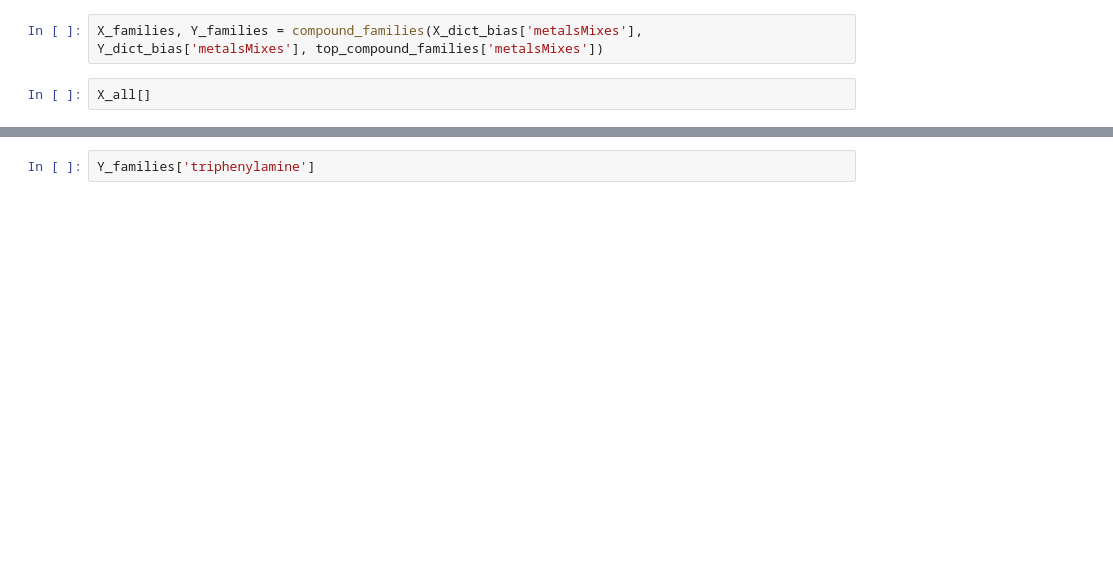
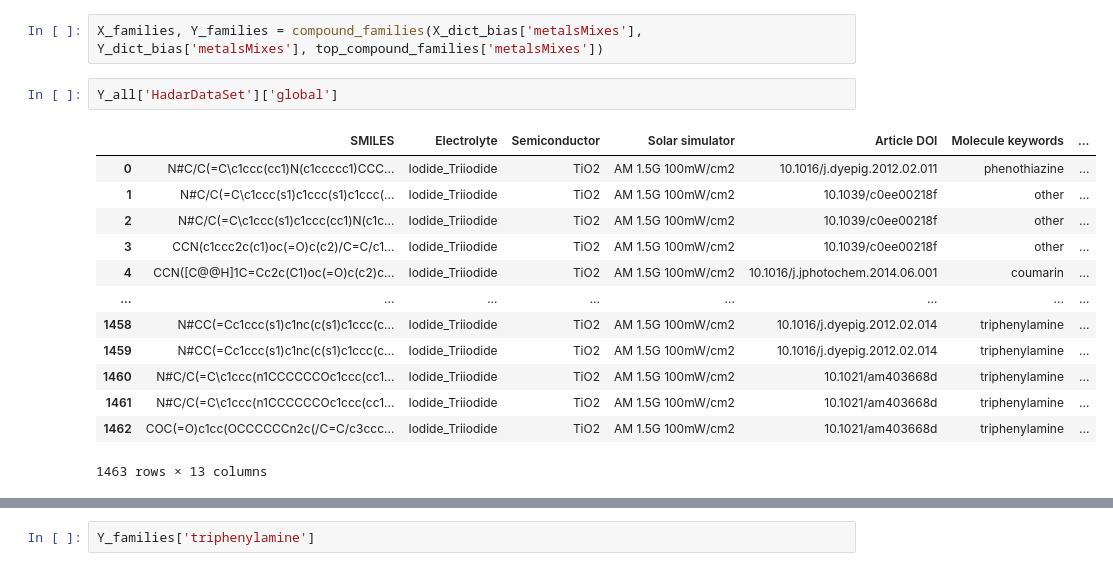
Before and after one commit to PaulC61/Cheminformatics, a Jupyter notebook: InternshipM2_BIU/WorkingEnvironment/Phase2/dsscModel.ipynb, the cells around one changed output, grey strips where cells are left out. Drawn from its saved outputs; the diff is of its cells as text; blank space fills up the shorter version.

```diff
--- a/InternshipM2_BIU/WorkingEnvironment/Phase2/dsscModel.ipynb
+++ b/InternshipM2_BIU/WorkingEnvironment/Phase2/dsscModel.ipynb
@@ -303,6 +303,20 @@ def dssc_multimodel(x_data):
 # %%
 X_families, Y_families = compound_families(X_dict_bias['metalsMixes'], Y_dict_bias['metalsMixes'], top_compound_families['metalsMixes'])
 # %%
-X_all[]
+Y_all['HadarDataSet']['global']
+# %% [output]
+|  | SMILES | Electrolyte | Semiconductor | Solar simulator | Article DOI | Molecule keywords | ... |
+| 0 | N#C/C(=C\c1ccc(cc1)N(c1ccccc1)CCC... | Iodide_Triiodide | TiO2 | AM 1.5G 100mW/cm2 | 10.1016/j.dyepig.2012.02.011 | phenothiazine | ... |
+| 1 | N#C/C(=C\c1ccc(s1)c1ccc(s1)c1ccc(... | Iodide_Triiodide | TiO2 | AM 1.5G 100mW/cm2 | 10.1039/c0ee00218f | other | ... |
+| 2 | N#C/C(=C\c1ccc(s1)c1ccc(cc1)N(c1c... | Iodide_Triiodide | TiO2 | AM 1.5G 100mW/cm2 | 10.1039/c0ee00218f | other | ... |
+| 3 | CCN(c1ccc2c(c1)oc(=O)c(c2)/C=C/c1... | Iodide_Triiodide | TiO2 | AM 1.5G 100mW/cm2 | 10.1039/c0ee00218f | other | ... |
+| 4 | CCN([C@@H]1C=Cc2c(C1)oc(=O)c(c2)c... | Iodide_Triiodide | TiO2 | AM 1.5G 100mW/cm2 | 10.1016/j.jphotochem.2014.06.001 | coumarin | ... |
+| ... | ... | ... | ... | ... | ... | ... | ... |
+| 1458 | N#CC(=Cc1ccc(s1)c1nc(c(s1)c1ccc(c... | Iodide_Triiodide | TiO2 | AM 1.5G 100mW/cm2 | 10.1016/j.dyepig.2012.02.014 | triphenylamine | ... |
+| 1459 | N#CC(=Cc1ccc(s1)c1nc(c(s1)c1ccc(c... | Iodide_Triiodide | TiO2 | AM 1.5G 100mW/cm2 | 10.1016/j.dyepig.2012.02.014 | triphenylamine | ... |
+| 1460 | N#C/C(=C\c1ccc(n1CCCCCCOc1ccc(cc1... | Iodide_Triiodide | TiO2 | AM 1.5G 100mW/cm2 | 10.1021/am403668d | triphenylamine | ... |
+| 1461 | N#C/C(=C\c1ccc(n1CCCCCCOc1ccc(cc1... | Iodide_Triiodide | TiO2 | AM 1.5G 100mW/cm2 | 10.1021/am403668d | triphenylamine | ... |
+| 1462 | COC(=O)c1cc(OCCCCCCn2c(/C=C/c3ccc... | Iodide_Triiodide | TiO2 | AM 1.5G 100mW/cm2 | 10.1021/am403668d | triphenylamine | ... |
+1463 rows × 13 columns
 # %%
 dssc_multimodel(X_all)
```
Also changed, not shown: parts of 13 cells of this notebook, 6 other files.
